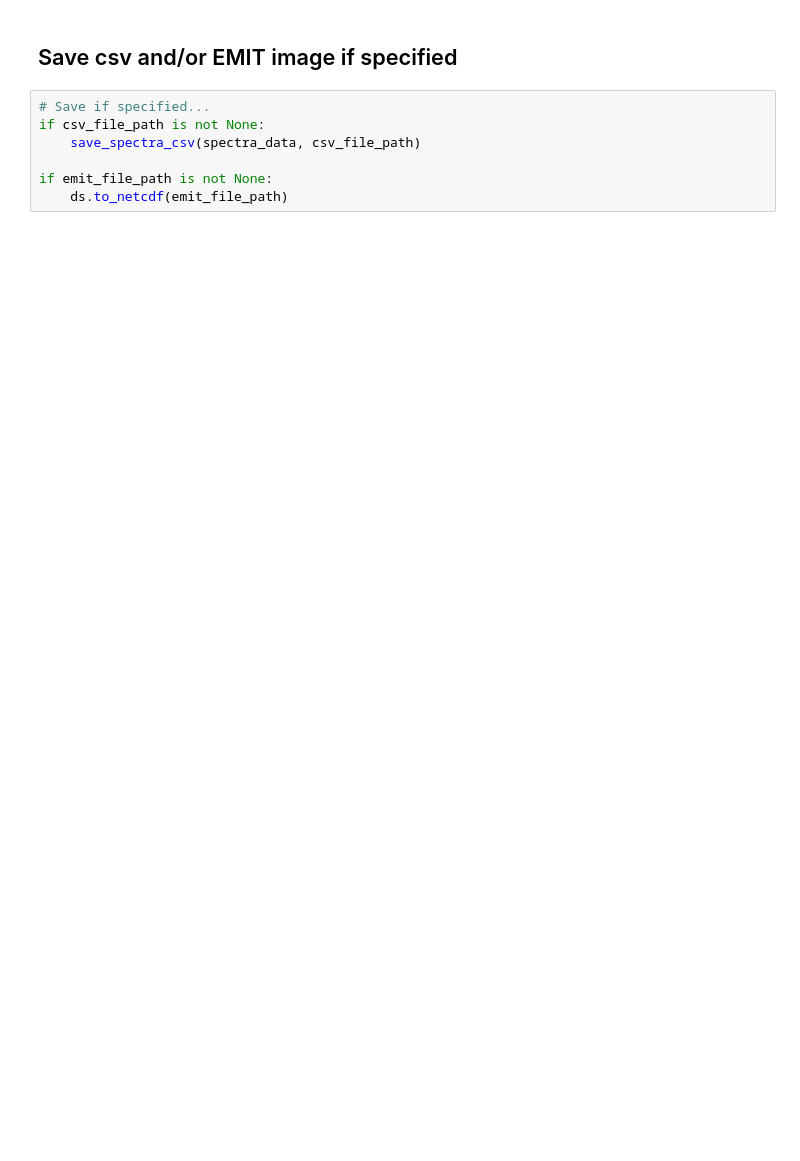
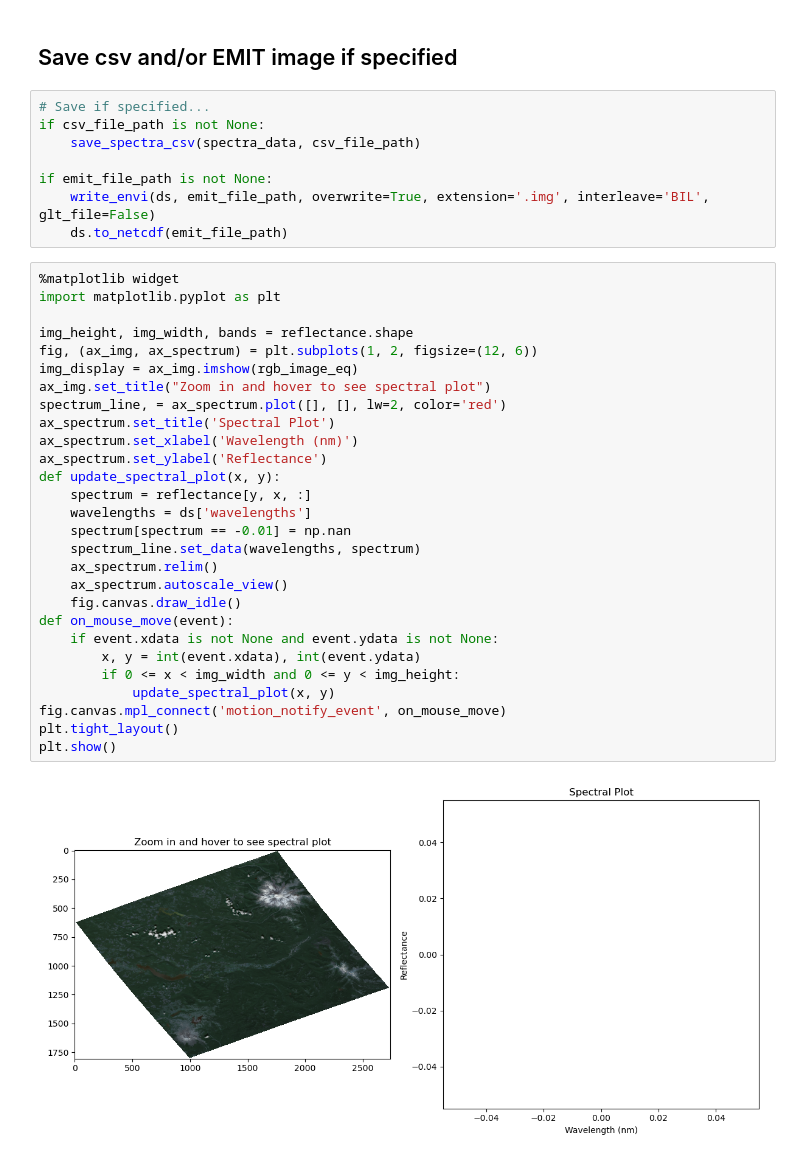
Before and after one commit to brentwilder/emit-search, a Jupyter notebook: emit_search.ipynb, the cells around one changed output. Saved outputs shown, nothing was run; the diff lists cells and outputs as text; blank space fills up the shorter version.

Commit message:
dynamic view

```diff
--- a/emit_search.ipynb
+++ b/emit_search.ipynb
@@ -136,4 +138,35 @@ if csv_file_path is not None:
     save_spectra_csv(spectra_data, csv_file_path)
 
 if emit_file_path is not None:
+    write_envi(ds, emit_file_path, overwrite=True, extension='.img', interleave='BIL', glt_file=False)
     ds.to_netcdf(emit_file_path)
+# %%
+%matplotlib widget
+import matplotlib.pyplot as plt
+
+img_height, img_width, bands = reflectance.shape
+fig, (ax_img, ax_spectrum) = plt.subplots(1, 2, figsize=(12, 6))
+img_display = ax_img.imshow(rgb_image_eq)
+ax_img.set_title("Zoom in and hover to see spectral plot")
+spectrum_line, = ax_spectrum.plot([], [], lw=2, color='red')
+ax_spectrum.set_title('Spectral Plot')
+ax_spectrum.set_xlabel('Wavelength (nm)')
+ax_spectrum.set_ylabel('Reflectance')
+def update_spectral_plot(x, y):
+    spectrum = reflectance[y, x, :]
+    wavelengths = ds['wavelengths']
+    spectrum[spectrum == -0.01] = np.nan
+    spectrum_line.set_data(wavelengths, spectrum)
+    ax_spectrum.relim()
+    ax_spectrum.autoscale_view()
+    fig.canvas.draw_idle()
+def on_mouse_move(event):
+    if event.xdata is not None and event.ydata is not None:
+        x, y = int(event.xdata), int(event.ydata)
+        if 0 <= x < img_width and 0 <= y < img_height:
+            update_spectral_plot(x, y)
+fig.canvas.mpl_connect('motion_notify_event', on_mouse_move)
+plt.tight_layout()
+plt.show()
+# %% [output]
+[figure, added]
```
Also changed, not shown: parts of 2 cells of this notebook, 4 other files.
